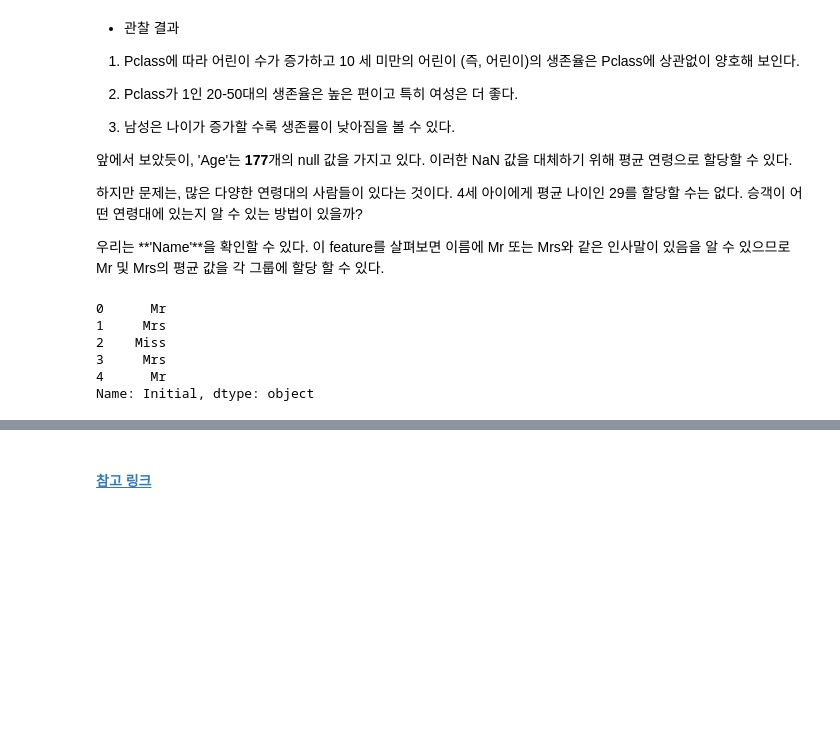
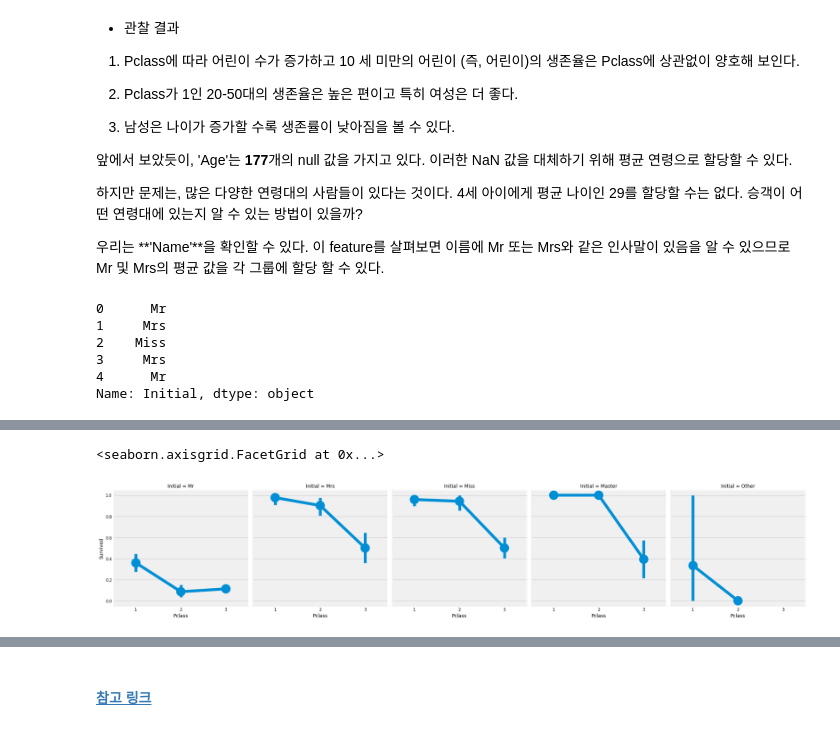
Before and after one commit to sunnight9507/Kaggle, a Jupyter notebook: Titanic/Copy_Titanic_EDA To Prediction(DieTanic).ipynb, the cells around one changed output, grey strips where cells are left out. Cells and saved outputs as stored; diff of their text form; code cells hidden in the pictures; blank space fills up the shorter version.

```diff
--- a/Titanic/Copy_Titanic_EDA To Prediction(DieTanic).ipynb
+++ b/Titanic/Copy_Titanic_EDA To Prediction(DieTanic).ipynb
@@ -210,0 +267,5 @@ Name: Initial, dtype: object
+# %%
+sns.factorplot(data= data, x= 'Pclass', y= 'Survived', col= 'Initial')
+# %% [output]
+<seaborn.axisgrid.FacetGrid at 0x...>
+[figure, added]
```
Also changed, not shown: parts of 13 cells of this notebook.
